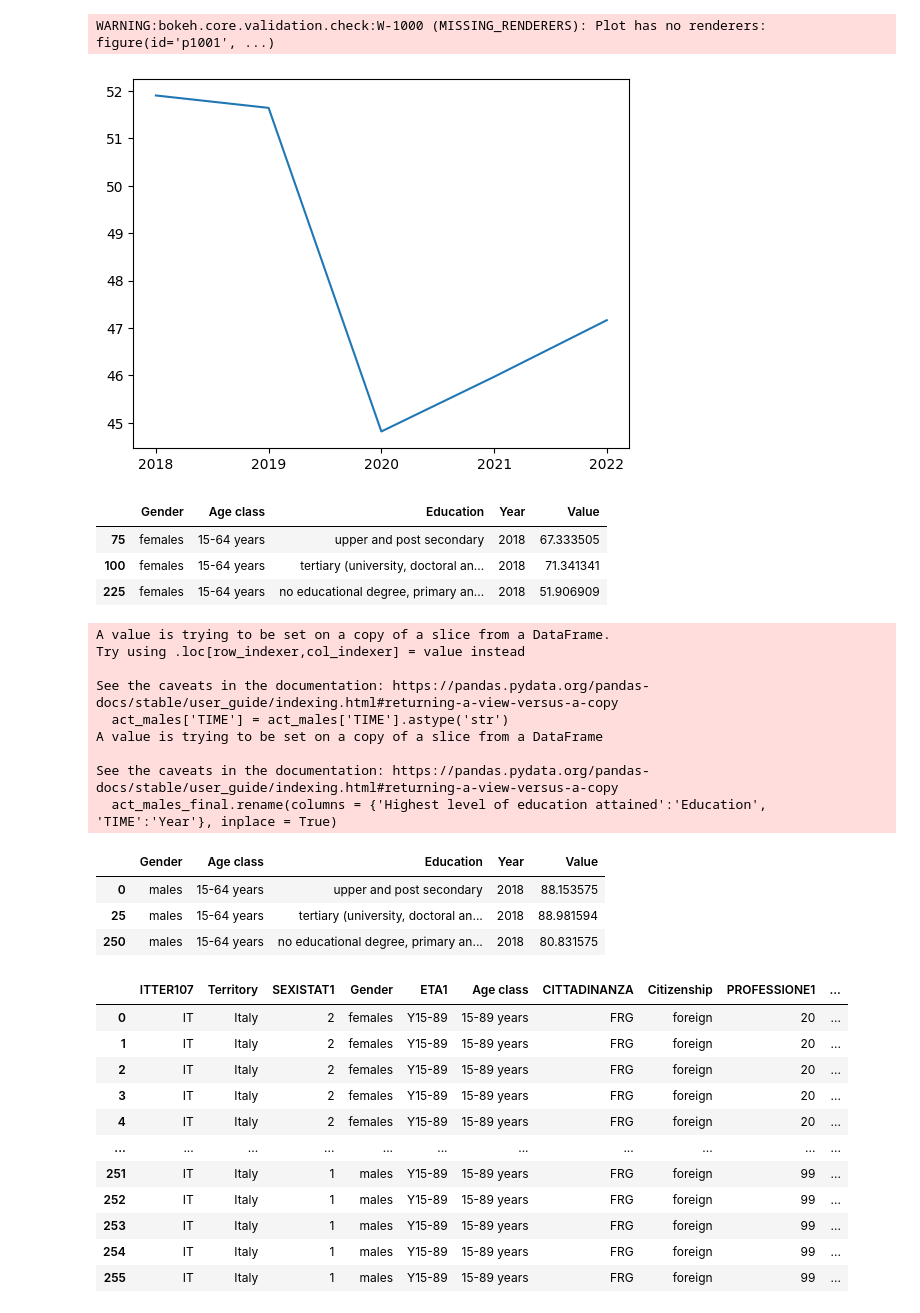
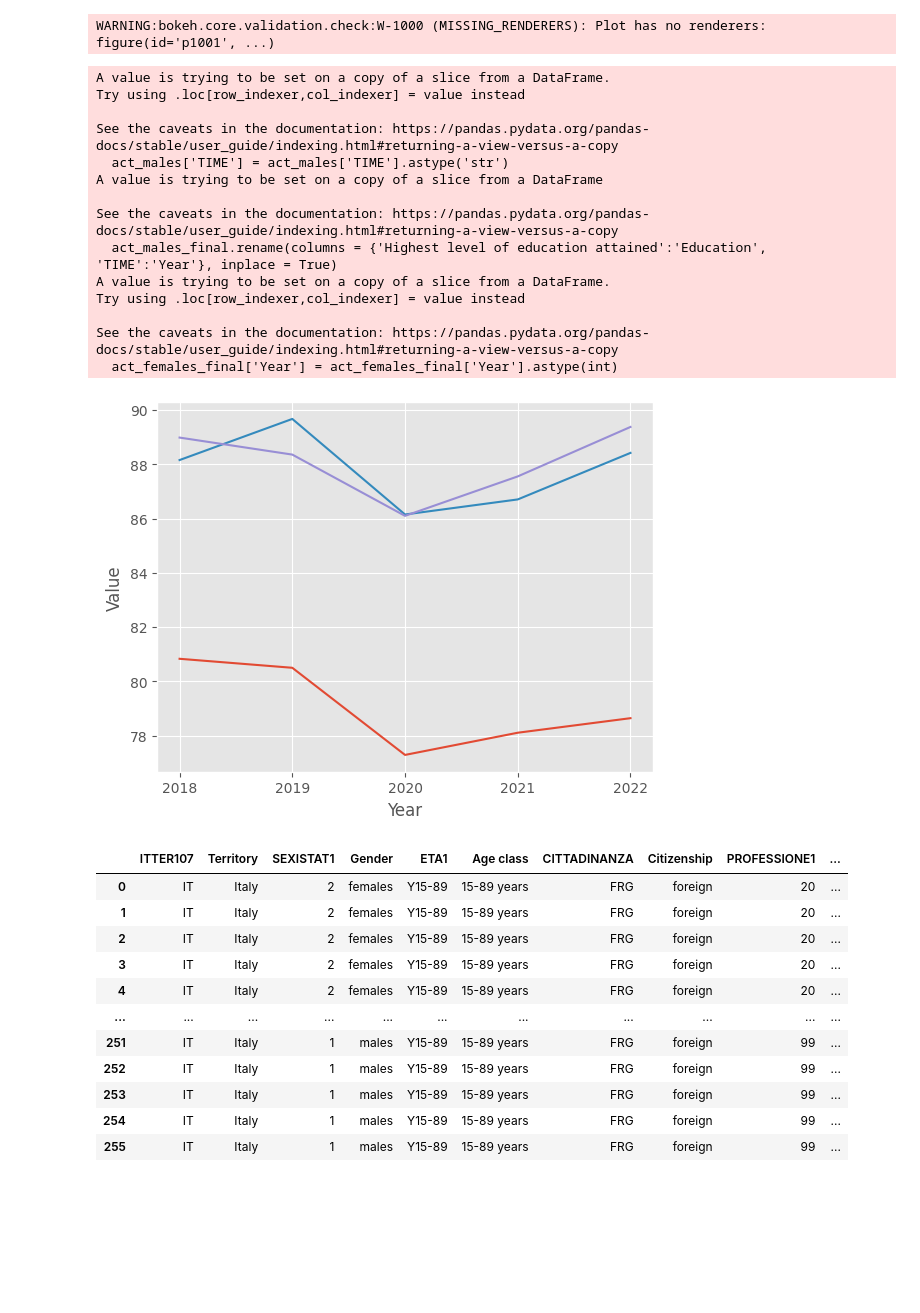
Before and after one commit to openaccesstoimmigrants/EmpowerItaly, a Jupyter notebook: Data_Management.ipynb, the cells around one changed output. Saved outputs shown, nothing was run; the diff lists cells and outputs as text; code cells hidden in the pictures; blank space fills up the shorter version.

```diff
--- a/Data_Management.ipynb
+++ b/Data_Management.ipynb
@@ -155,24 +178,12 @@ p = figure(title="Active rate", x_axis_label='x', y_axis_label='Value')
 show(p)
 # %% [output]
 WARNING:bokeh.core.validation.check:W-1000 (MISSING_RENDERERS): Plot has no renderers: figure(id='p1001', ...)
-# %%
-plt.plot(act_females_ed_1["Year"], act_females_ed_1["Value"])
-plt.show()
-# %% [output]
-[figure, removed]
 # %%
 ED2 = act_females_final[act_females_final["Education"] == "upper and post secondary"]
 from pathlib import Path
 filepath = Path('openaccesstoimmigrants/ED2.csv')
 filepath.parent.mkdir(parents=True, exist_ok=True)
 ED2.to_csv(filepath)
-# %%
-act_females_18
-# %% [output]
-|  | Gender | Age class | Education | Year | Value |
-| 75 | females | 15-64 years | upper and post secondary | 2018 | 67.333505 |
-| 100 | females | 15-64 years | tertiary (university, doctoral an... | 2018 | 71.341341 |
-| 225 | females | 15-64 years | no educational degree, primary an... | 2018 | 51.906909 |
 # %%
 act_males = df2[df2["Gender"]=='males']
 
@@ -183,10 +194,11 @@ act_males = act_males.loc[mask]
 act_males_final = act_males[act_males["Highest level of education attained"] != 'total']
 
 act_males_final.rename(columns = {'Highest level of education attained':'Education', 'TIME':'Year'}, inplace = True)
+act_females_final['Year'] = act_females_final['Year'].astype(int)
 
-act_males_18 = act_males_final[act_males_final["Year"]=='2018']
-
-act_males_18
+act_males_ed_1 = act_males_final[act_males_final["Education"]=='no educational degree, primary and lower secondary school certificate']
+act_males_ed_2 = act_males_final[act_males_final["Education"]=='upper and post secondary']
+act_males_ed_3 = act_males_final[act_males_final["Education"]== 'tertiary (university, doctoral and specialization courses)']
 # %% [output]
 A value is trying to be set on a copy of a slice from a DataFrame.
 Try using .loc[row_indexer,col_indexer] = value instead
@@ -197,10 +209,20 @@ A value is trying to be set on a copy of a slice from a DataFrame
 
 See the caveats in the documentation: https://pandas.pydata.org/pandas-docs/stable/user_guide/indexing.html#returning-a-view-versus-a-copy
   act_males_final.rename(columns = {'Highest level of education attained':'Education', 'TIME':'Year'}, inplace = True)
+A value is trying to be set on a copy of a slice from a DataFrame.
+Try using .loc[row_indexer,col_indexer] = value instead
+
+See the caveats in the documentation: https://pandas.pydata.org/pandas-docs/stable/user_guide/indexing.html#returning-a-view-versus-a-copy
+  act_females_final['Year'] = act_females_final['Year'].astype(int)
-|  | Gender | Age class | Education | Year | Value |
-| 0 | males | 15-64 years | upper and post secondary | 2018 | 88.153575 |
-| 25 | males | 15-64 years | tertiary (university, doctoral an... | 2018 | 88.981594 |
-| 250 | males | 15-64 years | no educational degree, primary an... | 2018 | 80.831575 |
+# %%
+plt.style.use('ggplot')
+
+fig, ax = plt.subplots()
+ax= sns.lineplot(x='Year', y='Value', data=act_males_ed_1)
+ax1 = sns.lineplot(x='Year', y='Value', data=act_males_ed_2)
+ax2 = sns.lineplot(x='Year', y='Value', data=act_males_ed_3)
+# %% [output]
+[figure, added]
 # %%
 #from pathlib import Path
 #filepath = Path('openaccesstoimmigrants/D1.csv')
```
Also changed, not shown: parts of 2 cells of this notebook.
